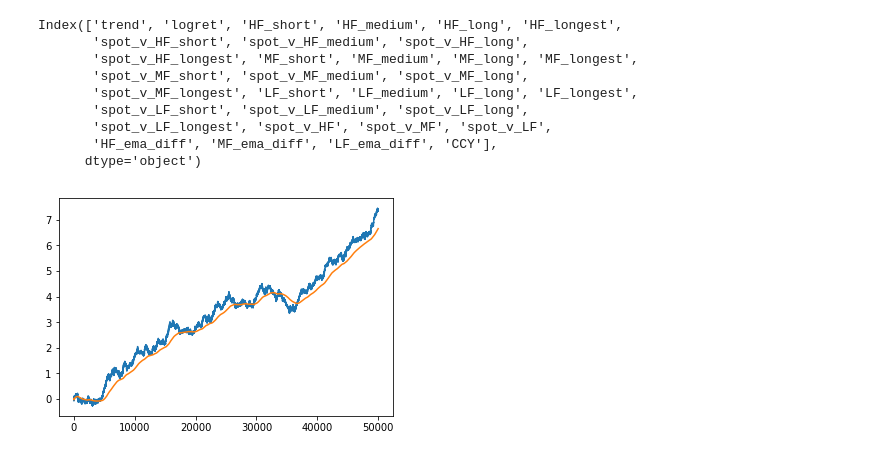
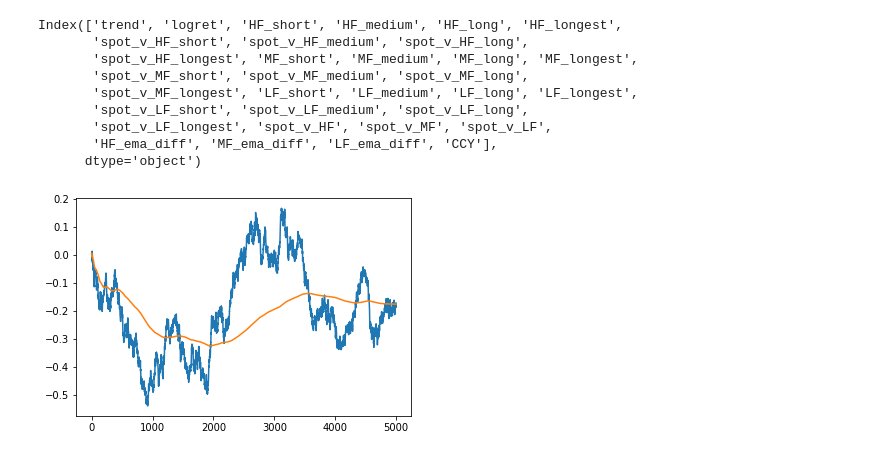
Before and after one commit to egill12/machine_learning, a Jupyter notebook: dataset/train_on_trend.ipynb, the cells around one changed output. Saved outputs shown, nothing was run; the diff lists cells and outputs as text; code cells hidden in the pictures.

Commit message:
adding train test data

```diff
--- a/dataset/train_on_trend.ipynb
+++ b/dataset/train_on_trend.ipynb
@@ -6,14 +6,14 @@ from matplotlib import pyplot as plt
 from generate_trend import get_trendy_data
 from create_model_features import trends_features
 import numpy as np
-file_location = r"C:\Users\edgil\Documents\Masters\dissertation\code64\data_set\CcyRandomTrend.csv"
-n_samples = 50000
-trend_strength = 0.028 # alpha a value between -0.5 to 0.15
+file_location = r"C:\Users\edgil\Documents\Masters\dissertation\code64\data_set\CcyRandomTrendLSTM.csv"
+n_samples = 5000
+trend_strength = 0.055 # alpha a value between -0.5 to 0.15
 pct_stdev = 0.008 # stdev value between 0.001 and 0.01
-short = 5
-medium = 15
-long = 55
-longest = 100
+short = 21
+medium = 55
+long = 100
+longest = 200
 medium_multiplier = 24 # one day in hours
 long_multplier = 120 # week in hours
 CCY_COL = "trend"
@@ -34,9 +34,9 @@ Index(['trend', 'logret', 'HF_short', 'HF_medium', 'HF_long', 'HF_longest',
       dtype='object')
 # %%
 ccy_data['CCY'].plot()
-ccy_data['LF_medium'].plot()
+ccy_data['LF_short'].plot()
 plt.show()
 #print(ccy_data['logret'].head())
 #print(ccy_data['trend'].head())
 # %% [output]
-[figure, old version]
+[figure, new version]
```
Also changed, not shown: parts of 1 cell of this notebook, 2 other files.
